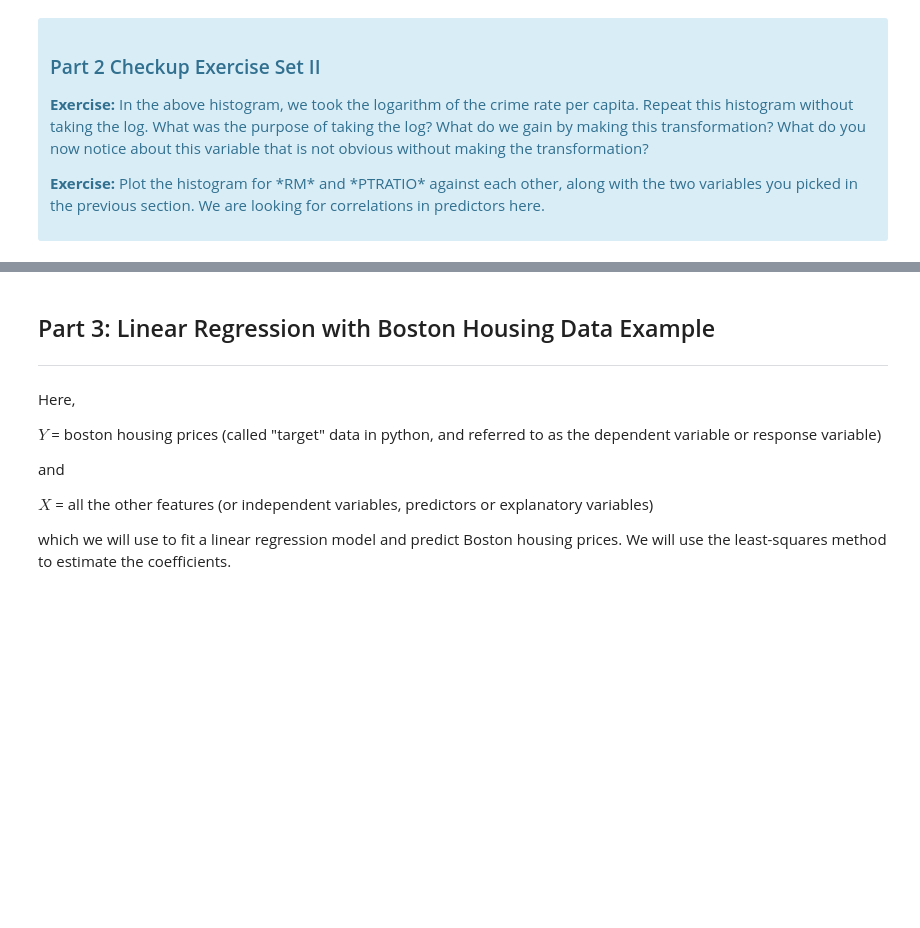
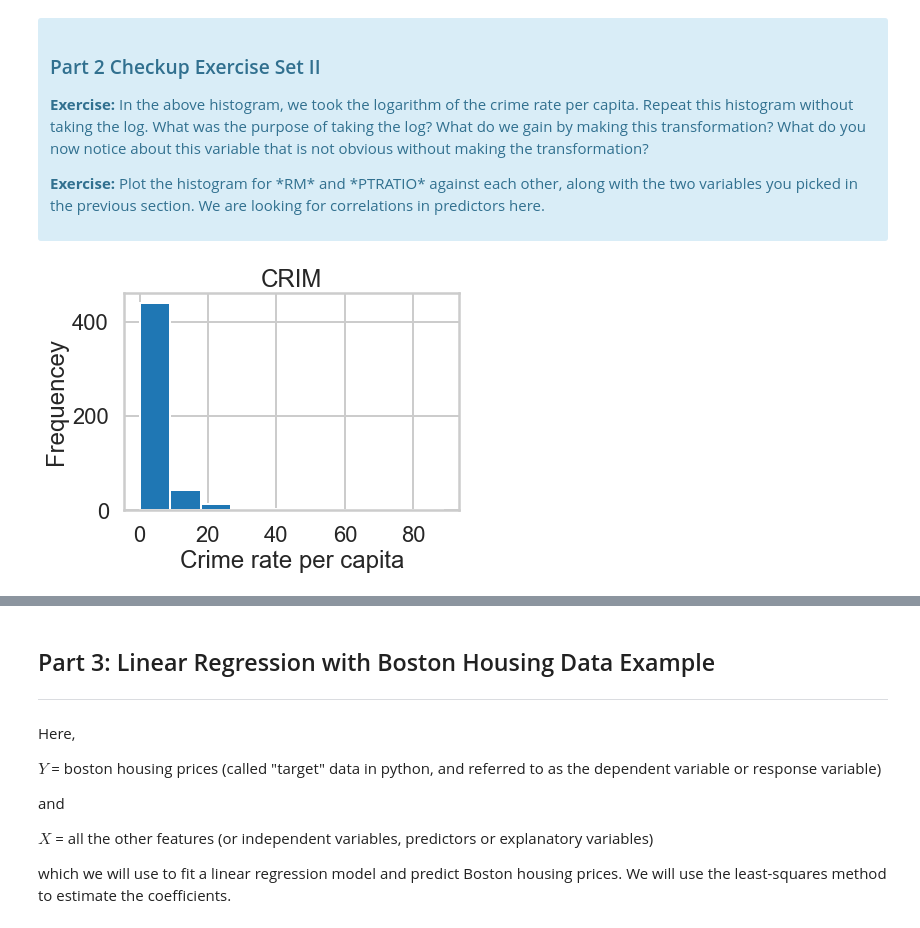
Before and after one commit to jeffreykthomas/mec-mini-projects, a Jupyter notebook: mec-11.4.1-linear-regression-mini-project/Mini_Project_Linear_Regression.ipynb, the cells around one changed output, grey strips where cells are left out. Drawn from its saved outputs; the diff is of its cells as text; code cells hidden in the pictures; blank space fills up the shorter version.

```diff
--- a/mec-11.4.1-linear-regression-mini-project/Mini_Project_Linear_Regression.ipynb
+++ b/mec-11.4.1-linear-regression-mini-project/Mini_Project_Linear_Regression.ipynb
@@ -338,5 +338,14 @@ plt.show()
 
 <p><b>Exercise:</b> Plot the histogram for *RM* and *PTRATIO* against each other, along with the two variables you picked in the previous section. We are looking for correlations in predictors here.</p>
 </div>
+# %%
+plt.hist(bos.CRIM)
+plt.title("CRIM")
+plt.xlabel("Crime rate per capita")
+plt.ylabel("Frequencey")
+plt.show()
+# We can see a lot more information detail with the log transformation. It isn't obvious in the non-transformed plot that there are two peaks
+# %% [output]
+[figure, added]
 # %%
 #your turn
```
Also changed, not shown: parts of 3 cells of this notebook.
